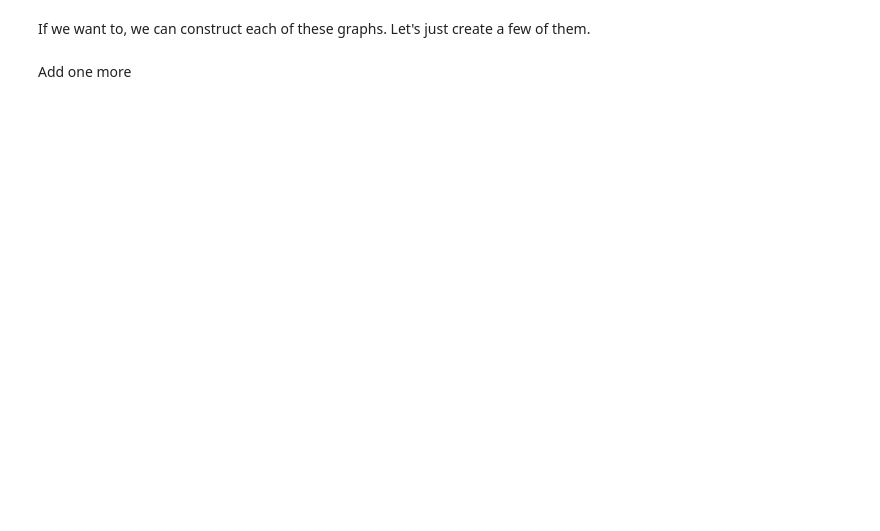
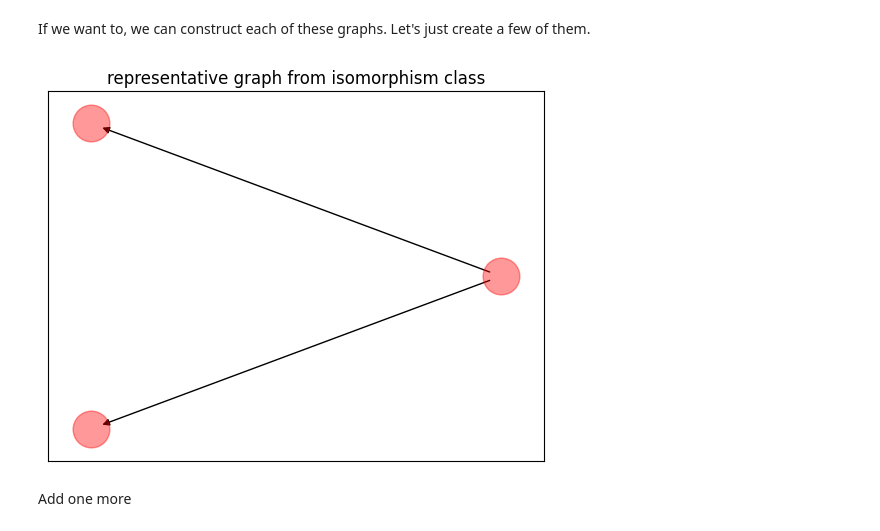
Before and after one commit to abraham-harris/graph-data-science, a Jupyter notebook: notebooks/graphlets_definition_tutorial.ipynb, the cells around one changed output. Cells and saved outputs as stored; diff of their text form; code cells hidden in the pictures; blank space fills up the shorter version.

Commit message:
graphlet tutorial completed

```diff
--- a/notebooks/graphlets_definition_tutorial.ipynb
+++ b/notebooks/graphlets_definition_tutorial.ipynb
@@ -446,15 +463,19 @@ If we want to, we can construct each of these graphs. Let's just create a few of
 # %%
 # Create the next equivalence class
 G = nx.DiGraph()
 G.add_nodes_from(nodes)
 G.add_edges_from([(0,1),(0,2)])
 plt.figure(1)
 ax = plt.gca()
 ax.set_title("representative graph from isomorphism class")
 nx.draw_networkx_nodes(G,pos,node_color = 'r', alpha = 0.4, node_size = 700)
-_ = nx.draw_networkx_edges(G,
-                       pos,
-                       connectionstyle="arc3,rad=0.0")
+_ = nx.draw_networkx_edges(
+    G,
+    pos,
+    connectionstyle="arc3,rad=0.0"
+)
+# %% [output]
+[figure, added]
 # %% [markdown]
 Add one more
 # %%
```
Also changed, not shown: parts of 24 cells of this notebook.
